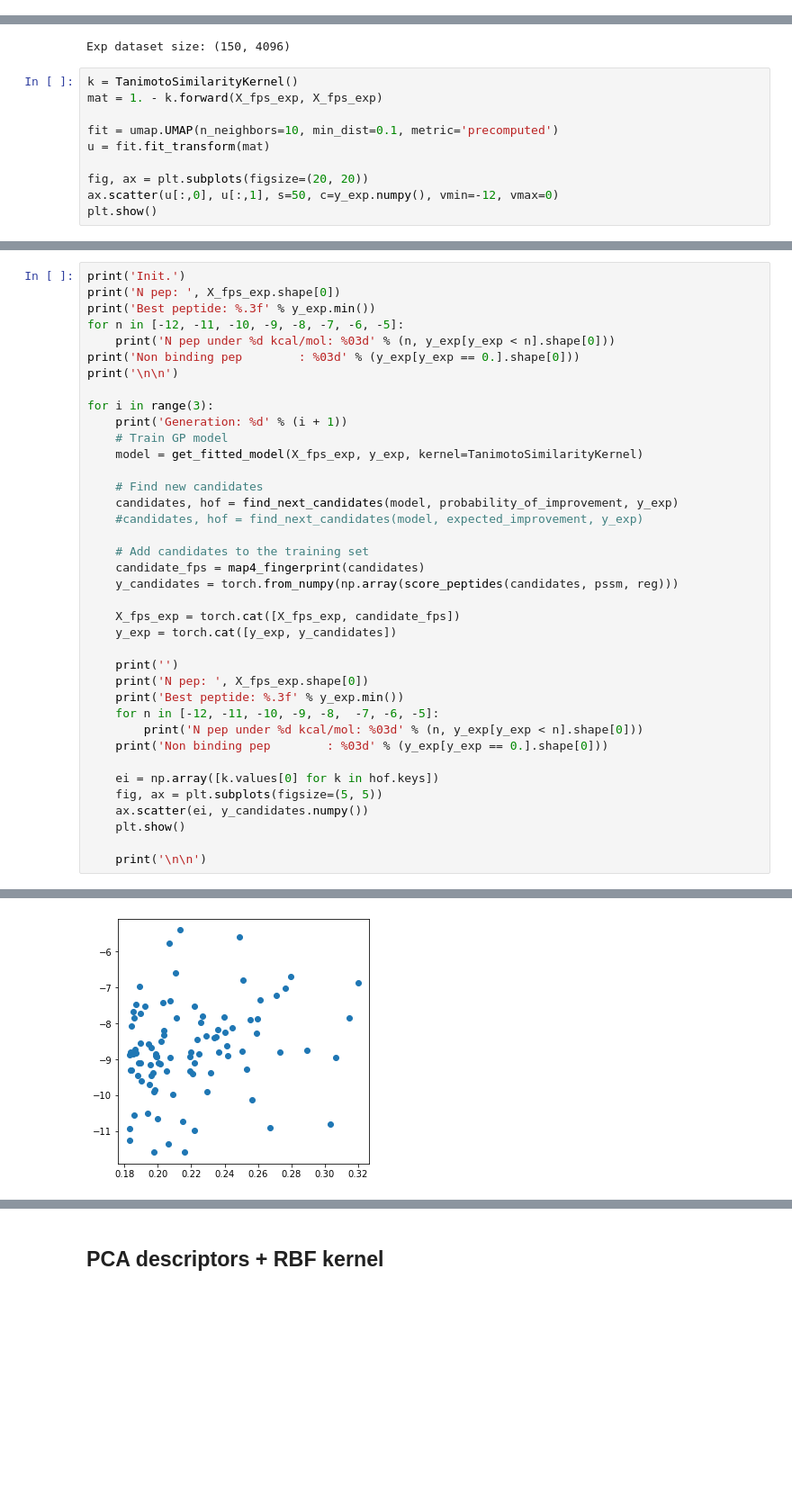
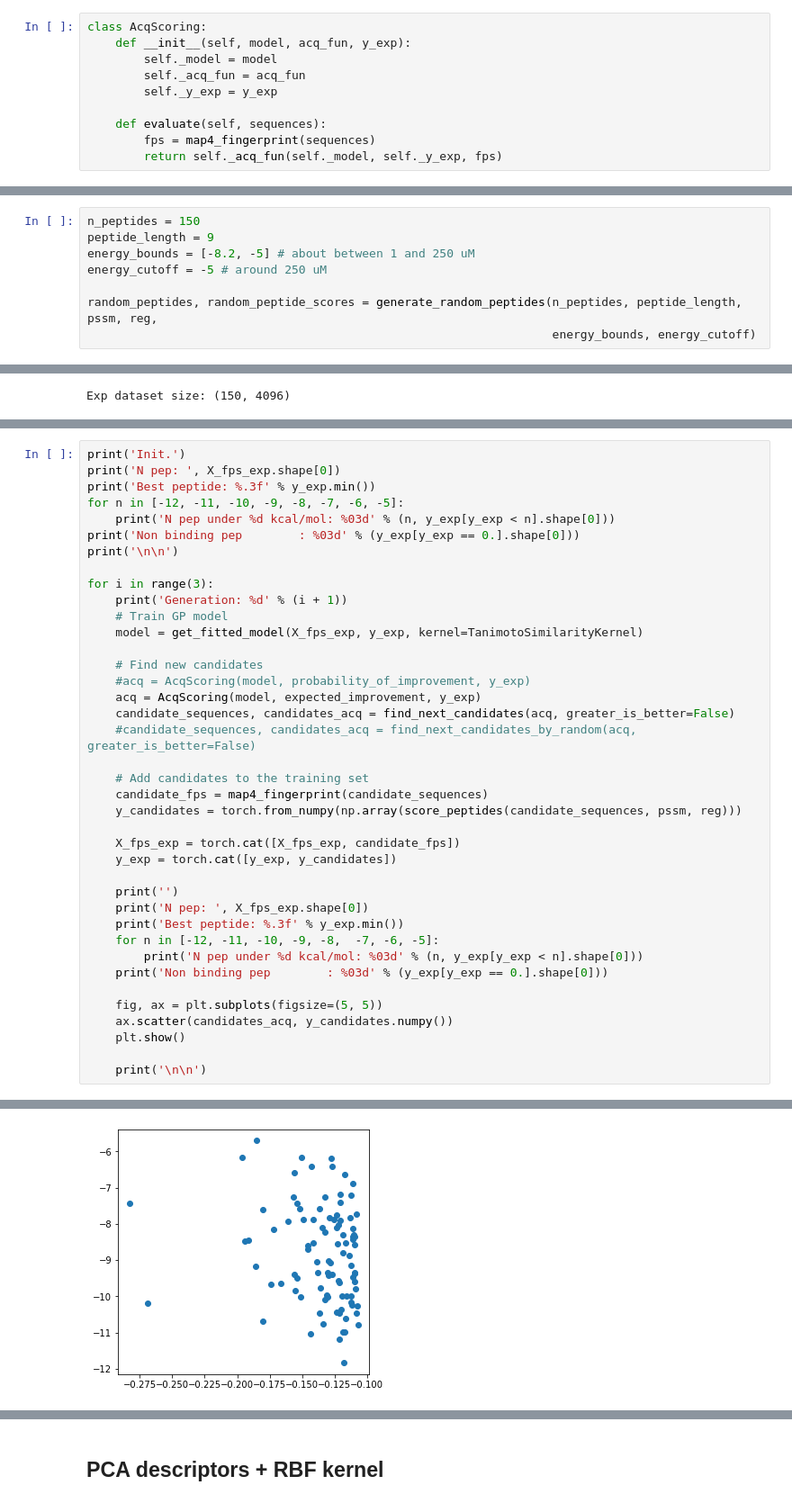
Before and after one commit to jeeberhardt/mobius, a Jupyter notebook: data/mhc/Untitled4.ipynb, the cells around one changed output, grey strips where cells are left out. Shown at 90% size. Cells and saved outputs as stored; diff of their text form; blank space fills up the shorter version.

Commit message:
comparison PBIL and random sampling

```diff
--- a/data/mhc/Untitled4.ipynb
+++ b/data/mhc/Untitled4.ipynb
@@ -337,5 +321,15 @@ def map4_fingerprint(sequences, dimensions=4096, radius=2, is_counted=False, is_
     MAP4_unf = MAP4Calculator(dimensions=dimensions, radius=radius, is_counted=is_counted, is_folded=is_folded)
     fps = MAP4_unf.calculate_many([Chem.rdmolfiles.MolFromFASTA(s) for s in sequences])
     return torch.from_numpy(np.array(fps)).float()
+# %%
+class AcqScoring:
+    def __init__(self, model, acq_fun, y_exp):
+        self._model = model
+        self._acq_fun = acq_fun
+        self._y_exp = y_exp
+
+    def evaluate(self, sequences):
+        fps = map4_fingerprint(sequences)
+        return self._acq_fun(self._model, self._y_exp, fps)
 # %%
 class PBIL(object):
@@ -445,3 +471,11 @@ random_peptide_scores = np.array(random_peptide_scores)
+# %%
+n_peptides = 150
+peptide_length = 9
+energy_bounds = [-8.2, -5] # about between 1 and 250 uM
+energy_cutoff = -5 # around 250 uM
+
+random_peptides, random_peptide_scores = generate_random_peptides(n_peptides, peptide_length, pssm, reg,
+                                                                  energy_bounds, energy_cutoff)
 # %%
 # Compute the MAP4 fingerprint for all the peptides
 X_fps_exp = map4_fingerprint(random_peptides)
@@ -450,13 +484,3 @@ y_exp = torch.from_numpy(random_peptide_scores).float()
 print('Exp dataset size: (%d, %d)' % (X_fps_exp.shape[0], X_fps_exp.shape[1]))
 # %% [output]
 Exp dataset size: (150, 4096)
-# %%
-k = TanimotoSimilarityKernel()
-mat = 1. - k.forward(X_fps_exp, X_fps_exp)
-
-fit = umap.UMAP(n_neighbors=10, min_dist=0.1, metric='precomputed')
-u = fit.fit_transform(mat)
-
-fig, ax = plt.subplots(figsize=(20, 20))
-ax.scatter(u[:,0], u[:,1], s=50, c=y_exp.numpy(), vmin=-12, vmax=0)
-plt.show()
@@ -477,12 +499,14 @@ for i in range(3):
     model = get_fitted_model(X_fps_exp, y_exp, kernel=TanimotoSimilarityKernel)
 
     # Find new candidates
-    candidates, hof = find_next_candidates(model, probability_of_improvement, y_exp)
-    #candidates, hof = find_next_candidates(model, expected_improvement, y_exp)
+    #acq = AcqScoring(model, probability_of_improvement, y_exp)
+    acq = AcqScoring(model, expected_improvement, y_exp)
+    candidate_sequences, candidates_acq = find_next_candidates(acq, greater_is_better=False)
+    #candidate_sequences, candidates_acq = find_next_candidates_by_random(acq, greater_is_better=False)
 
     # Add candidates to the training set
-    candidate_fps = map4_fingerprint(candidates)
-    y_candidates = torch.from_numpy(np.array(score_peptides(candidates, pssm, reg)))
+    candidate_fps = map4_fingerprint(candidate_sequences)
+    y_candidates = torch.from_numpy(np.array(score_peptides(candidate_sequences, pssm, reg)))
 
     X_fps_exp = torch.cat([X_fps_exp, candidate_fps])
     y_exp = torch.cat([y_exp, y_candidates])
@@ -494,9 +518,8 @@ for i in range(3):
         print('N pep under %d kcal/mol: %03d' % (n, y_exp[y_exp < n].shape[0]))
     print('Non binding pep        : %03d' % (y_exp[y_exp == 0.].shape[0]))
 
-    ei = np.array([k.values[0] for k in hof.keys])
     fig, ax = plt.subplots(figsize=(5, 5))
-    ax.scatter(ei, y_candidates.numpy())
+    ax.scatter(candidates_acq, y_candidates.numpy())
     plt.show()
 
     print('\n\n')
@@ -535,5 +558,5 @@ N pep under -6 kcal/mol: 191
 N pep under -5 kcal/mol: 246
 Non binding pep        : 000
-[figure, old version]
+[figure, new version]
 Generation: 2
 gen     nevals  avg             std             min             max
```
Also changed, not shown: parts of 7 cells of this notebook, 2 other files.
